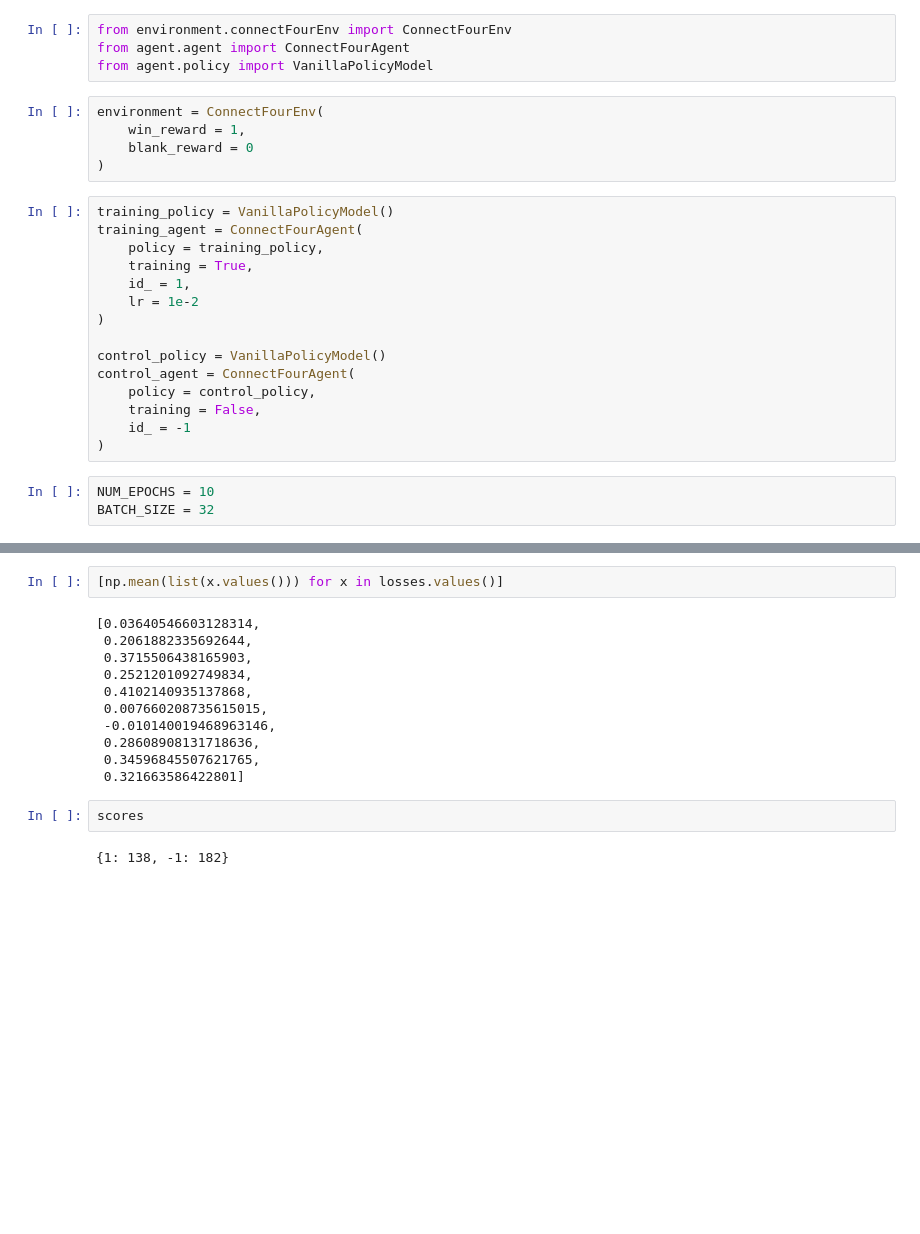
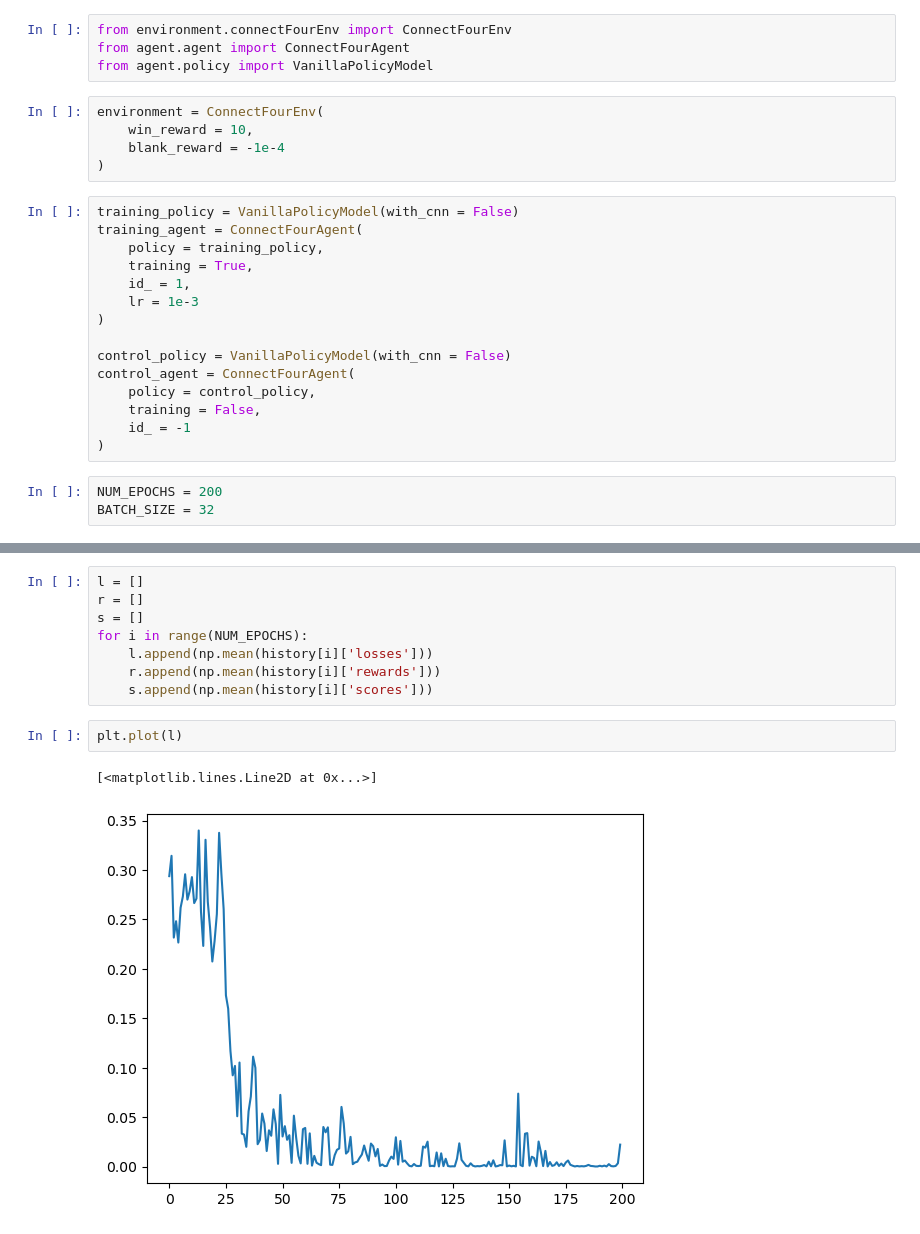
Before and after one commit to LeoSerena/RL_implementations, a Jupyter notebook: power4_RL.ipynb, the cells around one changed output, grey strips where cells are left out. Cells and saved outputs as stored; diff of their text form; blank space fills up the shorter version.

Commit message:
Implementation of training successful

```diff
--- a/power4_RL.ipynb
+++ b/power4_RL.ipynb
@@ -12,25 +12,25 @@ from agent.agent import ConnectFourAgent
 from agent.policy import VanillaPolicyModel
 # %%
 environment = ConnectFourEnv(
-    win_reward = 1,
-    blank_reward = 0
+    win_reward = 10,
+    blank_reward = -1e-4
 )
 # %%
-training_policy = VanillaPolicyModel()
+training_policy = VanillaPolicyModel(with_cnn = False)
 training_agent = ConnectFourAgent(
     policy = training_policy,
     training = True,
     id_ = 1,
-    lr = 1e-2
+    lr = 1e-3
 )
 
-control_policy = VanillaPolicyModel()
+control_policy = VanillaPolicyModel(with_cnn = False)
 control_agent = ConnectFourAgent(
     policy = control_policy,
     training = False,
     id_ = -1
 )
 # %%
-NUM_EPOCHS = 10
+NUM_EPOCHS = 200
 BATCH_SIZE = 32
 # %%
@@ -278,17 +81,13 @@ game is over
-# %%
-[np.mean(list(x.values())) for x in losses.values()]
-# %% [output]
-[0.03640546603128314,
- 0.2061882335692644,
- 0.3715506438165903,
- 0.2521201092749834,
- 0.4102140935137868,
- 0.007660208735615015,
- -0.010140019468963146,
- 0.28608908131718636,
- 0.34596845507621765,
- 0.321663586422801]
-# %%
-scores
-# %% [output]
-{1: 138, -1: 182}
+# %%
+l = []
+r = []
+s = []
+for i in range(NUM_EPOCHS):
+    l.append(np.mean(history[i]['losses']))
+    r.append(np.mean(history[i]['rewards']))
+    s.append(np.mean(history[i]['scores']))
+# %%
+plt.plot(l)
+# %% [output]
+[<matplotlib.lines.Line2D at 0x...>]
+[figure, added]
```
Also changed, not shown: parts of 4 cells of this notebook, 4 other files.
